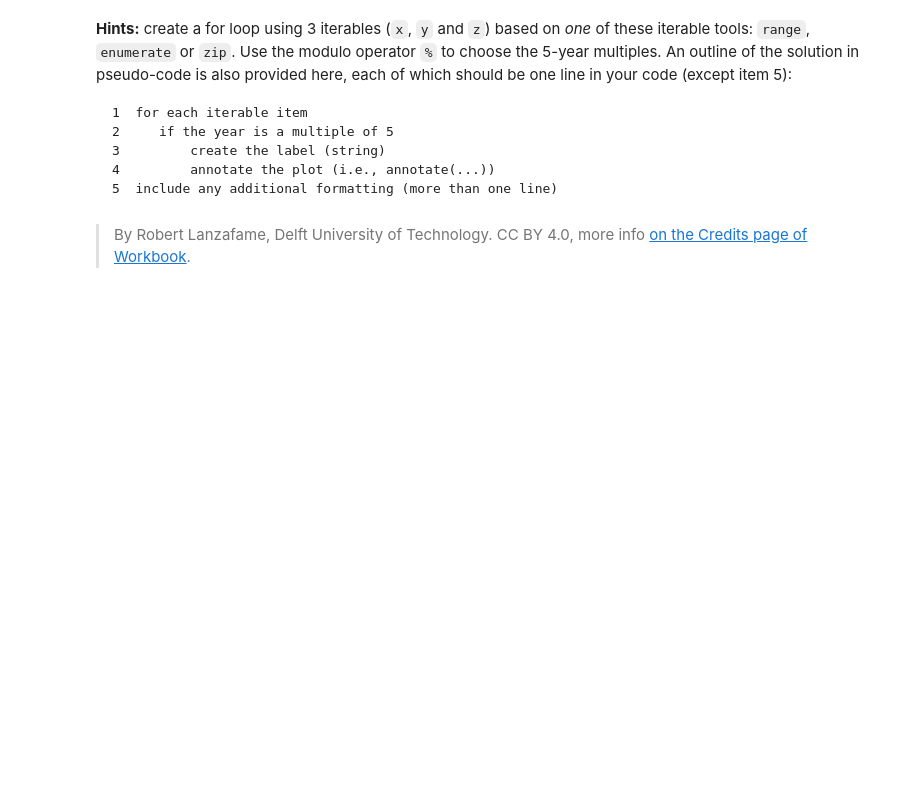
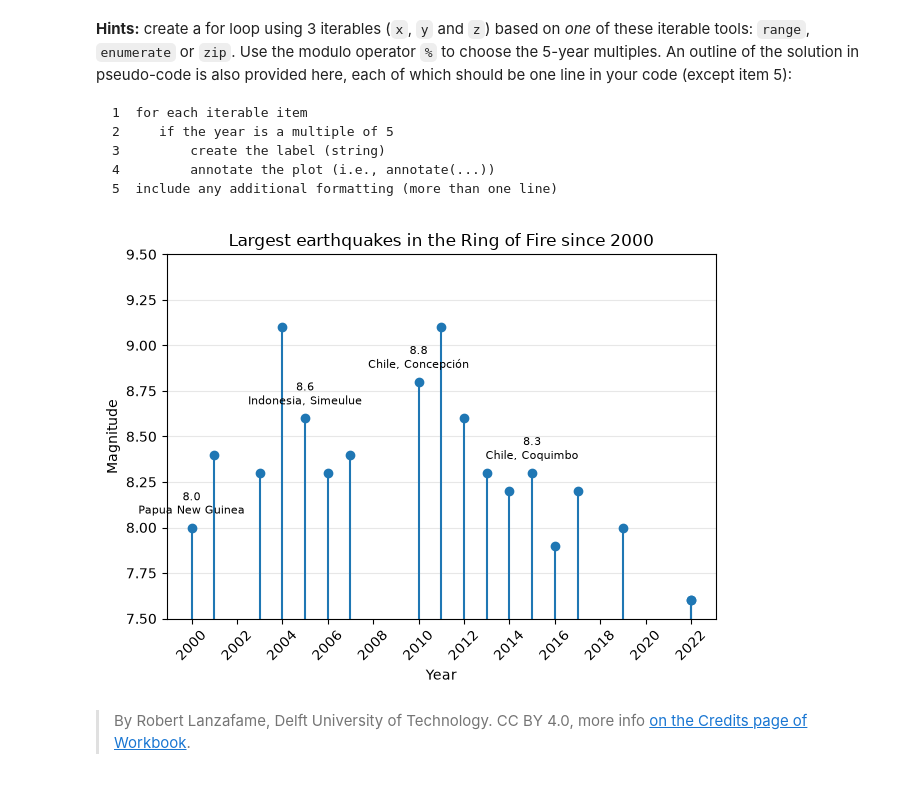
Before and after one commit to johannakatrin/PA2.3, a Jupyter notebook: 3_stem_plots.ipynb, the cells around one changed output. Saved outputs shown, nothing was run; the diff lists cells and outputs as text; code cells hidden in the pictures; blank space fills up the shorter version.

```diff
--- a/3_stem_plots.ipynb
+++ b/3_stem_plots.ipynb
@@ -76,2 +74,21 @@ plt.savefig('my_earthquake.svg')
+# %%
+plt.stem(year, magn, basefmt=' ')
+for y, m, place in zip(year, magn, site):
+    if y % 5 == 0:
+        label = f"{m:.1f}\n{place}"
+        plt.annotate(label, xy=(y, m), xytext=(0, 10),
+                     textcoords='offset points', ha='center', fontsize=8)
+
+plt.xlabel('Year')
+plt.ylabel('Magnitude')
+plt.title('Largest earthquakes in the Ring of Fire since 2000')
+plt.xticks(range(2000, 2023, 2), rotation=45)
+plt.ylim(7.5, 9.5)
+plt.grid(True, axis='y', alpha=0.3)
+plt.tight_layout()
+
+plt.savefig('my_earthquake.svg')
+# %% [output]
+[figure, added]
 # %% [markdown]
 > By Robert Lanzafame, Delft University of Technology. CC BY 4.0, more info [on the Credits page of Workbook](https://mude.citg.tudelft.nl/workbook-2025/credits.html).
```
Also changed, not shown: parts of 2 cells of this notebook, 6 other files.
